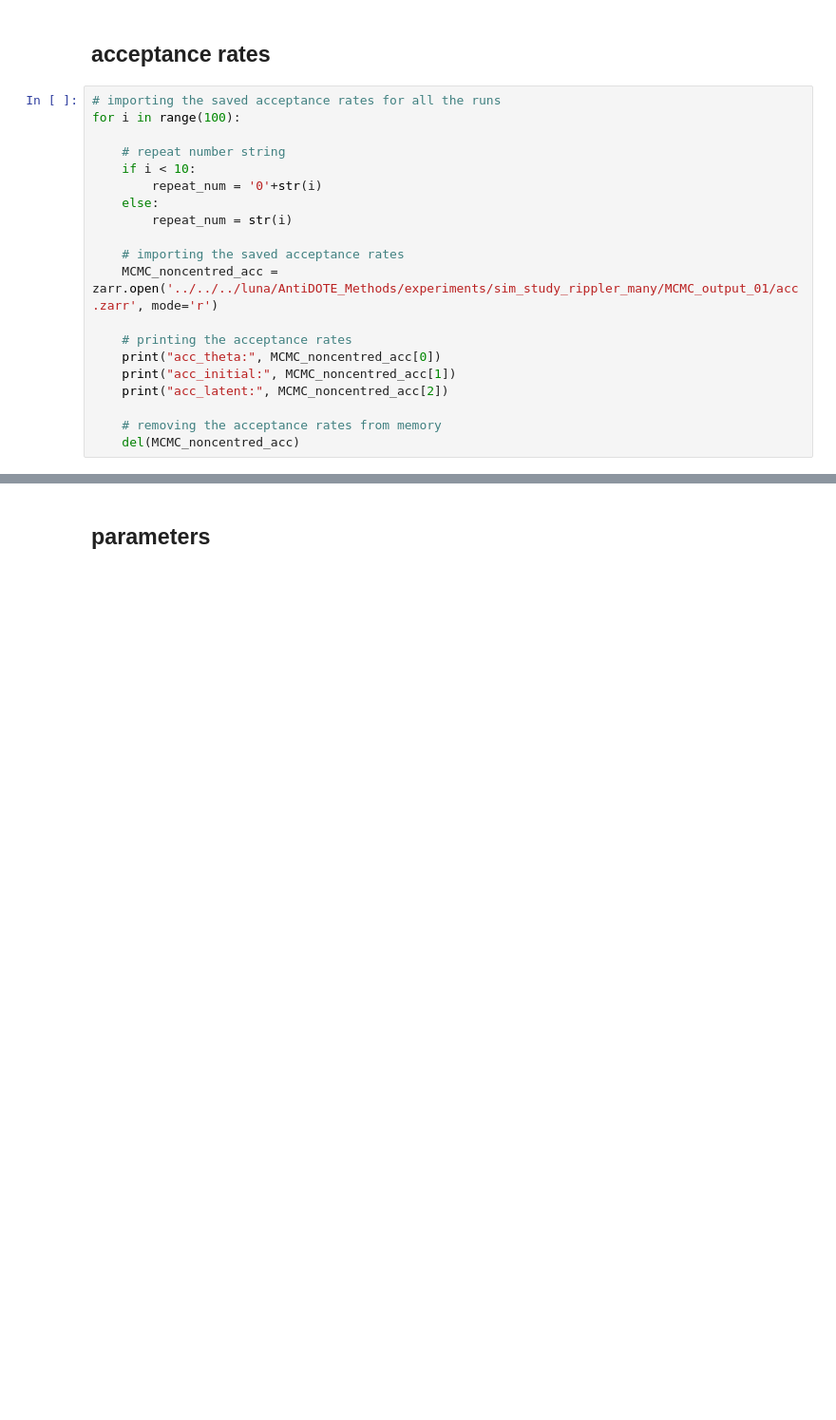
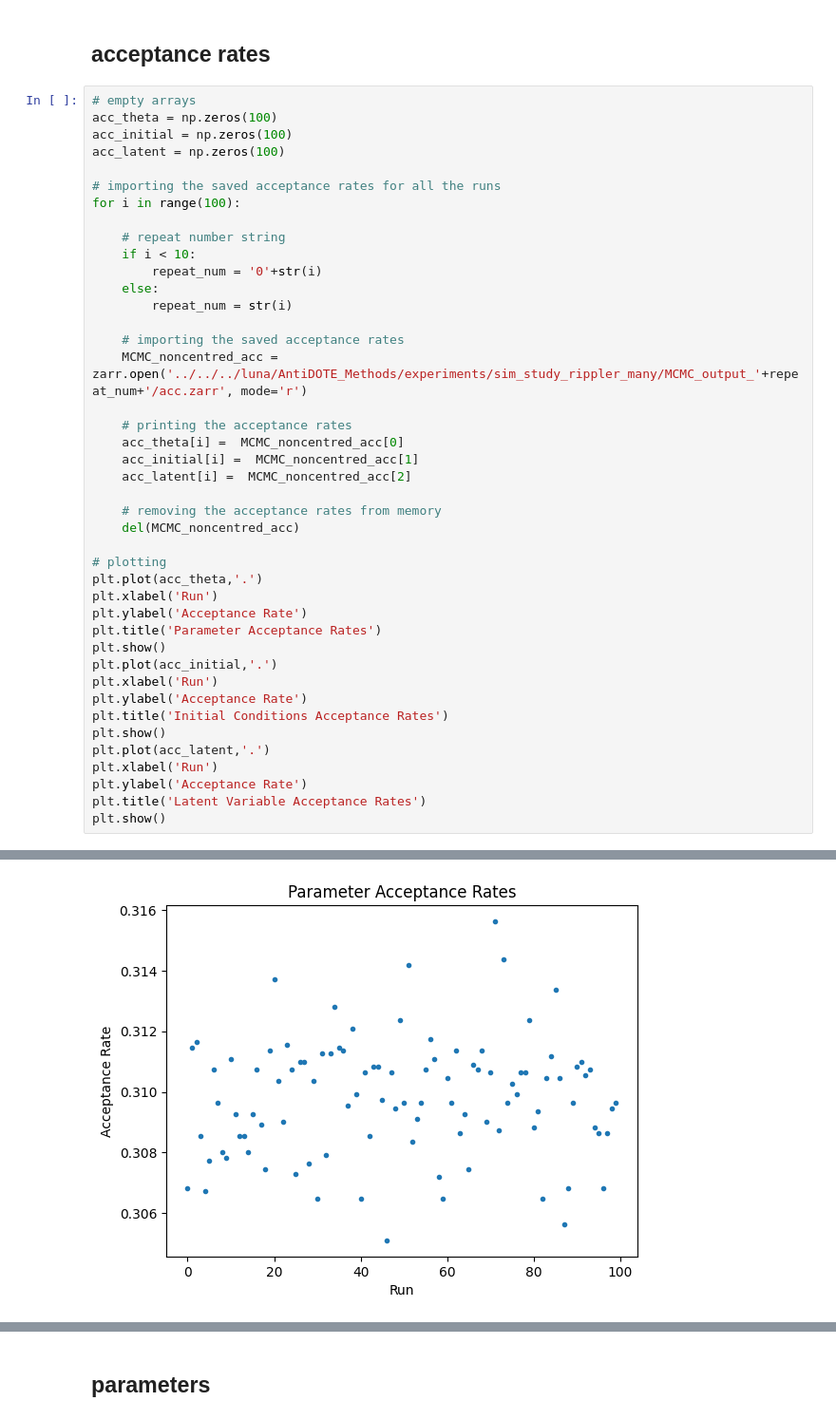
Before and after one commit to neilljn/AntiDOTE_Methods, a Jupyter notebook: experiments/sim_study_rippler_many/results.ipynb, the cells around one changed output, grey strips where cells are left out. Shown at 95% size. Saved outputs shown, nothing was run; the diff lists cells and outputs as text; blank space fills up the shorter version.

```diff
--- a/experiments/sim_study_rippler_many/results.ipynb
+++ b/experiments/sim_study_rippler_many/results.ipynb
@@ -211,6 +217,11 @@ K_latent = 400
 # %% [markdown]
 ## acceptance rates
 # %%
+# empty arrays
+acc_theta = np.zeros(100)
+acc_initial = np.zeros(100)
+acc_latent = np.zeros(100)
+
 # importing the saved acceptance rates for all the runs
 for i in range(100):
 
@@ -221,13 +232,30 @@ for i in range(100):
         repeat_num = str(i)
 
     # importing the saved acceptance rates
-    MCMC_noncentred_acc = zarr.open('../../../luna/AntiDOTE_Methods/experiments/sim_study_rippler_many/MCMC_output_01/acc.zarr', mode='r')
+    MCMC_noncentred_acc = zarr.open('../../../luna/AntiDOTE_Methods/experiments/sim_study_rippler_many/MCMC_output_'+repeat_num+'/acc.zarr', mode='r')
 
     # printing the acceptance rates
-    print("acc_theta:", MCMC_noncentred_acc[0])
-    print("acc_initial:", MCMC_noncentred_acc[1])
-    print("acc_latent:", MCMC_noncentred_acc[2])
+    acc_theta[i] =  MCMC_noncentred_acc[0]
+    acc_initial[i] =  MCMC_noncentred_acc[1]
+    acc_latent[i] =  MCMC_noncentred_acc[2]
 
     # removing the acceptance rates from memory
     del(MCMC_noncentred_acc)
+
+# plotting
+plt.plot(acc_theta,'.')
+plt.xlabel('Run')
+plt.ylabel('Acceptance Rate')
+plt.title('Parameter Acceptance Rates')
+plt.show()
+plt.plot(acc_initial,'.')
+plt.xlabel('Run')
+plt.ylabel('Acceptance Rate')
+plt.title('Initial Conditions Acceptance Rates')
+plt.show()
+plt.plot(acc_latent,'.')
+plt.xlabel('Run')
+plt.ylabel('Acceptance Rate')
+plt.title('Latent Variable Acceptance Rates')
+plt.show()
 # %% [output]
@@ -236,0 +262 @@ acc_latent: 0.5412988636363636
+[figure, added]
```
Also changed, not shown: parts of 28 cells of this notebook, 6 other files.
